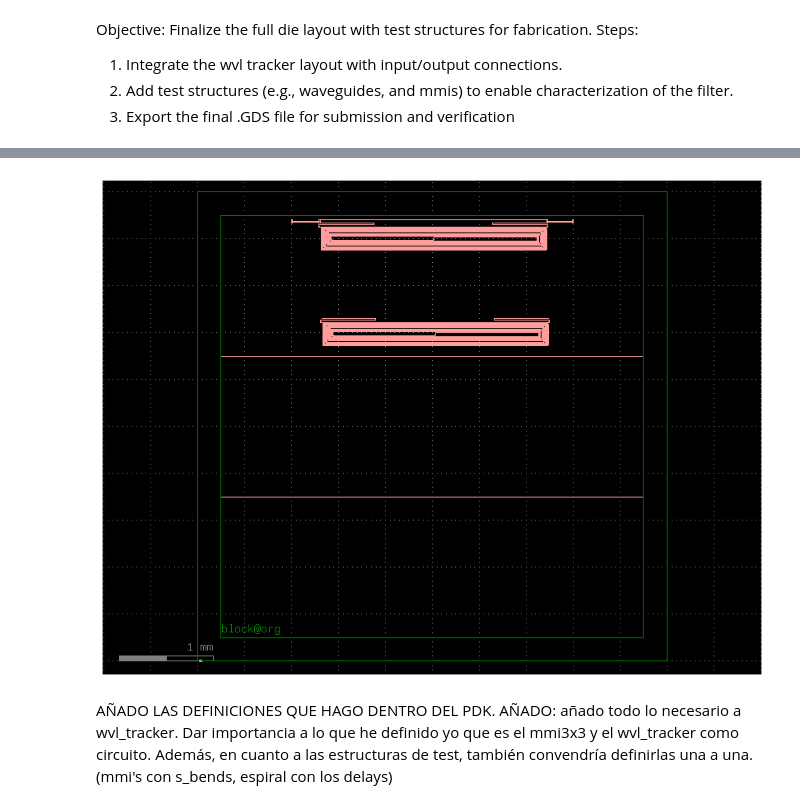
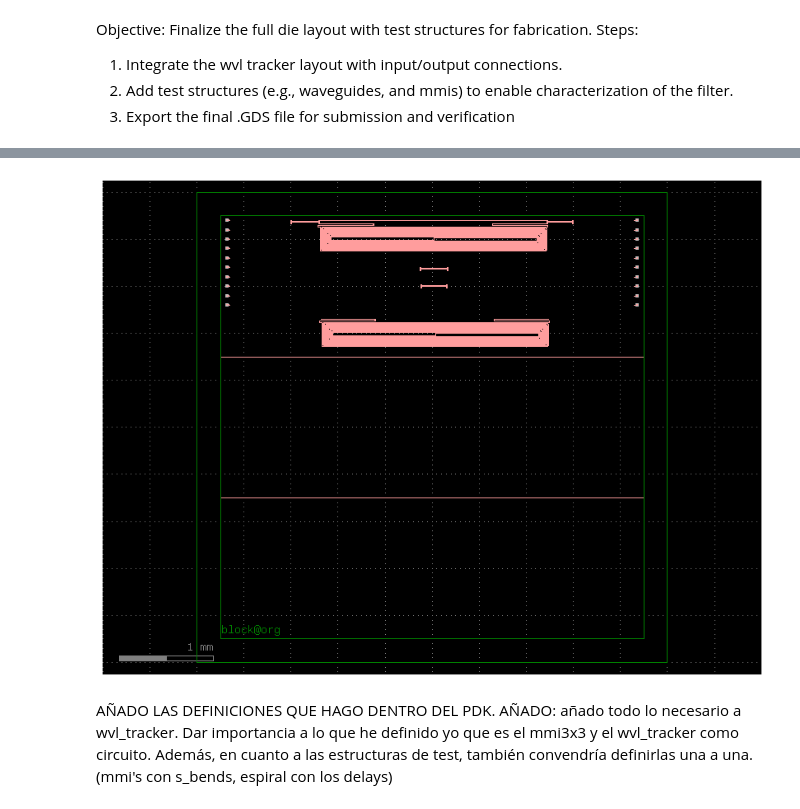
Before and after one commit to mromgar1/pic-upv-lab5-finalproject, a Jupyter notebook: LAYOUT_SOI.ipynb, the cells around one changed output, grey strips where cells are left out. Drawn from its saved outputs; the diff is of its cells as text; code cells hidden in the pictures.

```diff
--- a/LAYOUT_SOI.ipynb
+++ b/LAYOUT_SOI.ipynb
@@ -14,22 +14,32 @@ to enable characterization of the filter.
 # %%
 main = gf.Component()
 dieW = 5000
-int = 4500
+interior = 4500
+length_mmi_95_top = 262.9723
+length_mmi_33_top = 242.4723
 die_ref = main << cells.die(dieW = dieW, layer_box = "FLOORPLAN")
+gc = gf.components.grating_coupler_elliptical(layer_slab= "SLAB")
+
 #referencias para posicionar los ctos
-trench_1 = main << gf.components.straight(int)
-trench_1.dmovex(die_ref["block@org"].dx).dmovey(die_ref["block@org"].dy + int/3)
-trench_2 = main << gf.components.straight(int)
-trench_2.dmovex(die_ref["block@org"].dx).dmovey(die_ref["block@org"].dy + 2*int/3)
+trench_1 = main << gf.components.straight(interior)
+trench_1.dmovex(die_ref["block@org"].dx).dmovey(die_ref["block@org"].dy + interior/3)
+trench_2 = main << gf.components.straight(interior)
+trench_2.dmovex(die_ref["block@org"].dx).dmovey(die_ref["block@org"].dy + 2*interior/3)
 
 #top
 wvl_tracker_ref_top = main << cells.wvl_tracker()
-wvl_tracker_ref_top.dmovex(die_ref["block@org"].dx + int/6 ).dmovey(die_ref["block@org"].dy + int -50 )
+wvl_tracker_ref_top.dmovex(die_ref["block@org"].dx + interior/6 ).dmovey(die_ref["block@org"].dy + interior -50 )
 spiral_test_top = main << cells.spiral_delays_test()
-spiral_test_top.dmovex(die_ref["block@org"].dx + int/4.2 ).dmovey(trench_2["o1"].dy +400)
-
-
-gc = main << gf.components.grating_coupler_elliptical(layer_slab= "SLAB")
+spiral_test_top.dmovex(die_ref["block@org"].dx + interior/4.2 ).dmovey(trench_2["o1"].dy +400)
+gc_der_top = main << gf.components.array(component=gc, columns=1, rows=10, column_pitch=200, row_pitch=100) #caben más, mirar que la distancia es mayor que la fibra
+gc_der_top.mirror_x()
+gc_der_top.dmovex(die_ref["block@org"].dx +100).dmovey(trench_2["o1"].dy + 550)
+gc_izq_top = main << gf.components.array(component=gc, columns=1, rows=10, column_pitch=200, row_pitch=100)
+gc_izq_top.dmovex(die_ref["block@org"].dx + interior - 100).dmovey(trench_2["o1"].dy + 550)
+mmi95_top = main << cells.mmi_2x2_test(length_mmi_2x2= length_mmi_95_top)
+mmi95_top.dmovex( die_ref["block@org"].dx + interior/2 -length_mmi_95_top/2).dmovey( wvl_tracker_ref_top["o1"].dy - 350 -150) #350 aprox wvl_tracker height
+mmi33_top = main << cells.mmi_3x3_test(length_mmi_3x3= length_mmi_33_top)
+mmi33_top.dmovex( die_ref["block@org"].dx + interior/2 -length_mmi_33_top/2).dmovey( mmi95_top["o2"].dy  -150)
 main.plot()
 main.show()
 # %% [output]
@@ -37,4 +47,4 @@ main.show()
-[figure, old version]
+[figure, new version]
 # %% [markdown]
 AÑADO LAS DEFINICIONES QUE HAGO DENTRO DEL PDK. AÑADO: añado todo lo necesario a wvl_tracker. Dar importancia a lo que he definido yo que es el mmi3x3 y el wvl_tracker como circuito. Además, en cuanto a las estructuras de test, también convendría definirlas una a una. (mmi's con s_bends, espiral con los delays)
 # %%
```
Also changed, not shown: parts of 1 cell of this notebook, 1 other file.
